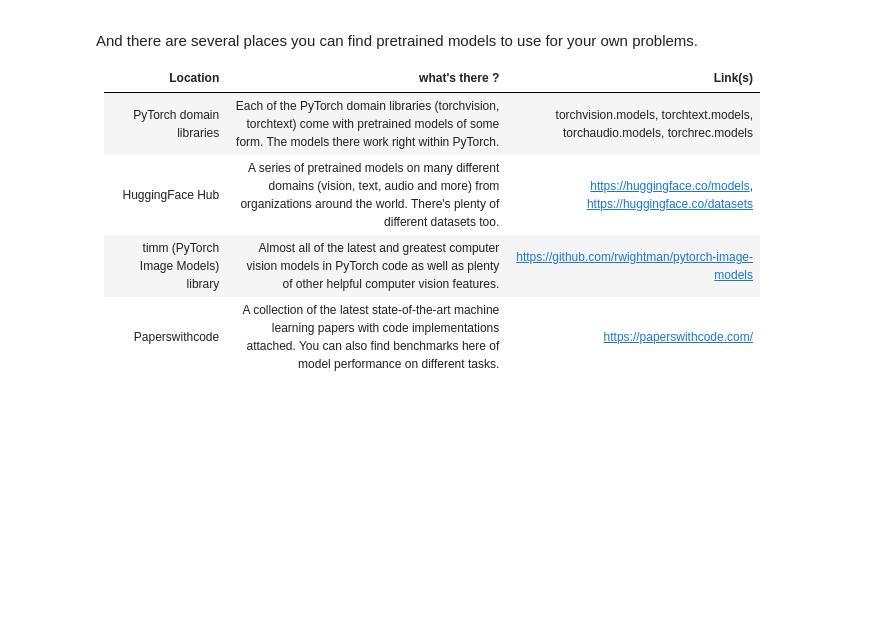
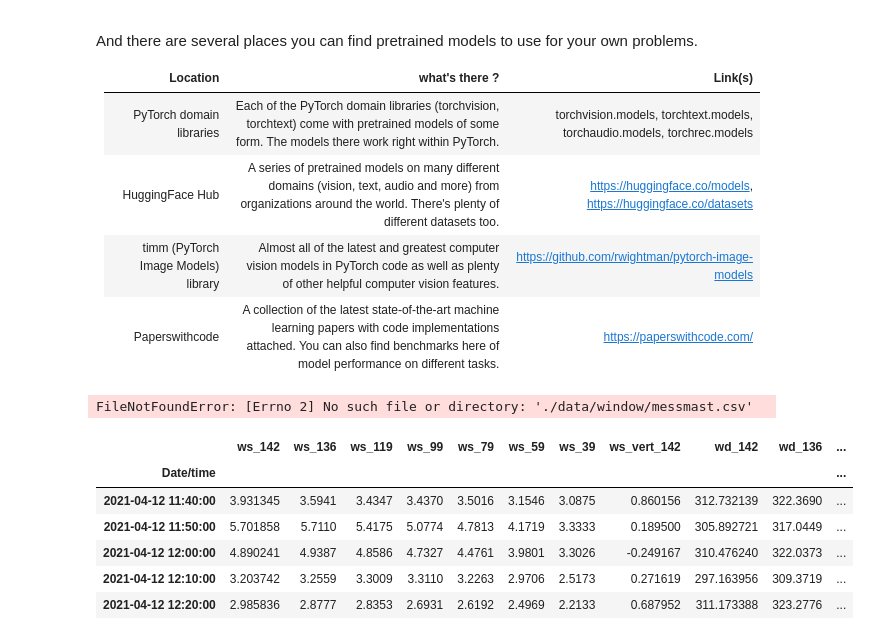
Before and after one commit to saijithendr/PyTorch, a Jupyter notebook: pytorch_basics.ipynb, the cells around one changed output. Cells and saved outputs as stored; diff of their text form; code cells hidden in the pictures; blank space fills up the shorter version.

```diff
--- a/pytorch_basics.ipynb
+++ b/pytorch_basics.ipynb
@@ -690,3 +690,62 @@ And there are several places you can find pretrained models to use for your own
 |HuggingFace Hub |A series of pretrained models on many different domains (vision, text, audio and more) from organizations around the world. There's plenty of different datasets too. |	https://huggingface.co/models, https://huggingface.co/datasets
 |timm (PyTorch Image Models) library |	Almost all of the latest and greatest computer vision models in PyTorch code as well as plenty of other helpful computer vision features. |	https://github.com/rwightman/pytorch-image-models
 |Paperswithcode |	A collection of the latest state-of-the-art machine learning papers with code implementations attached. You can also find benchmarks here of model performance on different tasks. 	|https://paperswithcode.com/|
+# %%
+metmast = pd.read_csv('./data/window/messmast.csv', sep=',')
+turbine = pd.read_csv('./data/window/turbine_data.csv', sep=',', index_col='Zeitstempel (UTC)')
+data = pd.merge(metmast, turbine[['ws_2']], left_index=True, right_index=True )
+train = torch.tensor(data.iloc[:,:-1])
+test = torch.tensor(data.iloc[:,-1])
+# %% [output]
+FileNotFoundError: [Errno 2] No such file or directory: './data/window/messmast.csv'
+# %%
+metmast['Date/time'] = pd.to_datetime(metmast['Date/time'])
+# %%
+def get_formatdata(df):
+
+        df = df.drop(columns='Unnamed: 0', axis=1)#,inplace=True)
+        #self.data = self.data.set_index('Date/time')#, inplace = True)
+
+        df['Date/time'] = pd.to_datetime(df['Date/time'])
+        df = df.set_index(df['Date/time'])
+        df = df.drop('Date/time', axis=1)
+
+        df = df.replace(r'\W', np.NaN, regex=True)
+
+
+
+        data = df.rename(columns={'VZ1-03210099;wind_speed;Avg':'ws_142', 'V01-11208098;wind_speed;Avg':'ws_136',
+                   'V02-11208099;wind_speed;Avg':'ws_119','V03-11208100;wind_speed;Avg':'ws_99',
+                   'V04-11208101;wind_speed;Avg':'ws_79','V05-11208102;wind_speed;Avg':'ws_59',
+                   'V06-11208103;wind_speed;Avg':'ws_39','VZ1-03210099;wind_direction;Avg':'wd_142',
+                   'D01-08170370;wind_direction;Avg':'wd_136', 'D02-08170369;wind_direction;Avg':'wd_79',
+                   'HT1-236609;humidity;Avg':'H_136', 'HT2-236616;humidity;Avg':'H_99', 'HT3-236615;humidity;Avg':'H_30',
+                   'VZ1-03210099;temperature;Avg':'Temp_142','HT1-236609;temperature;Avg':'Temp_136','HT2-236616;temperature;Avg':'Temp_99',
+                   'HT3-236615;temperature;Avg':'Temp_30','BP1-150931338;air_pressure;Avg':'Press_16','VZ1-03210099;wind_speed_vert;Avg':'ws_vert_142'
+                    })#, inplace=True)
+        data= data.loc[:,['ws_142','ws_136','ws_119','ws_99','ws_79','ws_59','ws_39','ws_vert_142',
+                                   'wd_142','wd_136','wd_79',
+                                   'H_136', 'H_99', 'H_30',
+                                   'Temp_142','Temp_136','Temp_99','Temp_30',
+                                   'Press_16']]
+
+        data['ws_142'] = data['ws_142'].astype('float')
+        data['ws_vert_142'] = data['ws_vert_142'].astype('float')
+        data['wd_142'] = data['wd_142'].astype('float')
+        data['Temp_142'] = data['Temp_142'].astype('float')
+
+
+
+        return data
+# %%
+df = get_formatdata(metmast)
+# %%
+df.head()
+# %% [output]
+|  | ws_142 | ws_136 | ws_119 | ws_99 | ws_79 | ws_59 | ws_39 | ws_vert_142 | wd_142 | wd_136 | ... |
+| Date/time |  |  |  |  |  |  |  |  |  |  | ... |
+| 2021-04-12 11:40:00 | 3.931345 | 3.5941 | 3.4347 | 3.4370 | 3.5016 | 3.1546 | 3.0875 | 0.860156 | 312.732139 | 322.3690 | ... |
+| 2021-04-12 11:50:00 | 5.701858 | 5.7110 | 5.4175 | 5.0774 | 4.7813 | 4.1719 | 3.3333 | 0.189500 | 305.892721 | 317.0449 | ... |
+| 2021-04-12 12:00:00 | 4.890241 | 4.9387 | 4.8586 | 4.7327 | 4.4761 | 3.9801 | 3.3026 | -0.249167 | 310.476240 | 322.0373 | ... |
+| 2021-04-12 12:10:00 | 3.203742 | 3.2559 | 3.3009 | 3.3110 | 3.2263 | 2.9706 | 2.5173 | 0.271619 | 297.163956 | 309.3719 | ... |
+| 2021-04-12 12:20:00 | 2.985836 | 2.8777 | 2.8353 | 2.6931 | 2.6192 | 2.4969 | 2.2133 | 0.687952 | 311.173388 | 323.2776 | ... |
```
Also changed, not shown: parts of 20 cells of this notebook, 1 other file.
